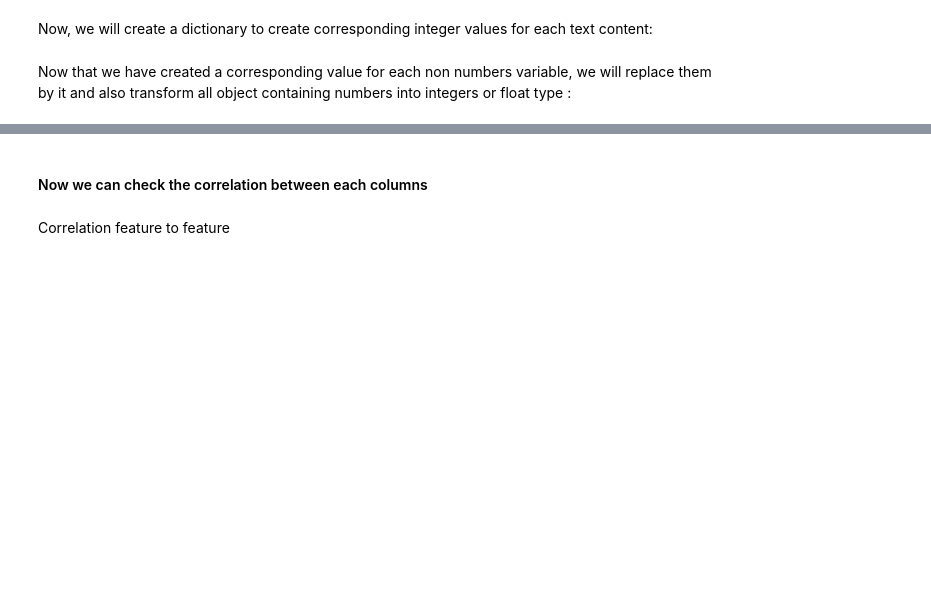
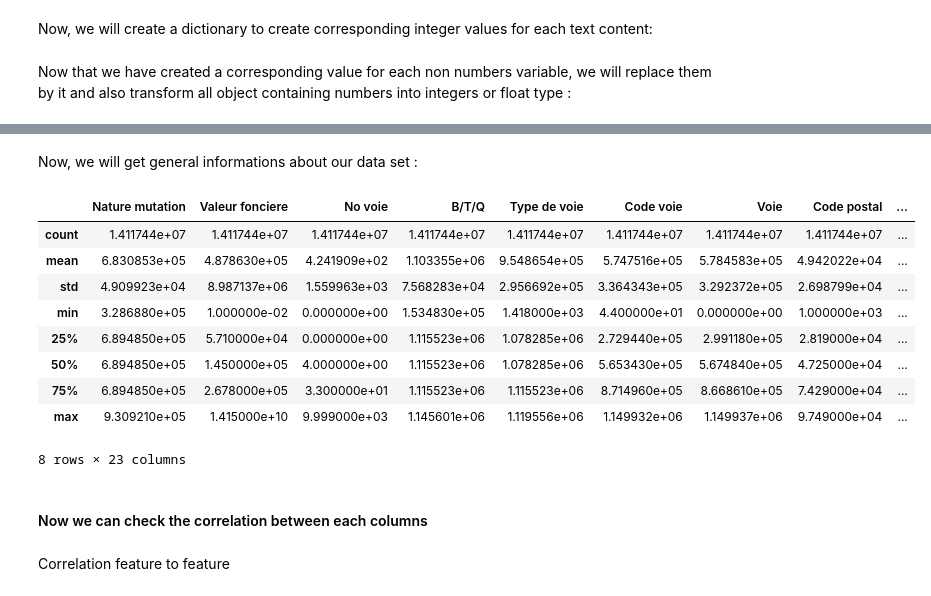
Before and after one commit to Siropteur/Mini_Project_DataScience, a Jupyter notebook: Main.ipynb, the cells around one changed output, grey strips where cells are left out. Cells and saved outputs as stored; diff of their text form; code cells hidden in the pictures; blank space fills up the shorter version.

```diff
--- a/Main.ipynb
+++ b/Main.ipynb
@@ -237,3 +376,18 @@ See the caveats in the documentation: https://pandas.pydata.org/pandas-docs/stab
+# %% [markdown]
+Now, we will get general informations about our data set :
+# %%
+new_df.describe()
+# %% [output]
+|  | Nature mutation | Valeur fonciere | No voie | B/T/Q | Type de voie | Code voie | Voie | Code postal | ... |
+| count | 1.411744e+07 | 1.411744e+07 | 1.411744e+07 | 1.411744e+07 | 1.411744e+07 | 1.411744e+07 | 1.411744e+07 | 1.411744e+07 | ... |
+| mean | 6.830853e+05 | 4.878630e+05 | 4.241909e+02 | 1.103355e+06 | 9.548654e+05 | 5.747516e+05 | 5.784583e+05 | 4.942022e+04 | ... |
+| std | 4.909923e+04 | 8.987137e+06 | 1.559963e+03 | 7.568283e+04 | 2.956692e+05 | 3.364343e+05 | 3.292372e+05 | 2.698799e+04 | ... |
+| min | 3.286880e+05 | 1.000000e-02 | 0.000000e+00 | 1.534830e+05 | 1.418000e+03 | 4.400000e+01 | 0.000000e+00 | 1.000000e+03 | ... |
+| 25% | 6.894850e+05 | 5.710000e+04 | 0.000000e+00 | 1.115523e+06 | 1.078285e+06 | 2.729440e+05 | 2.991180e+05 | 2.819000e+04 | ... |
+| 50% | 6.894850e+05 | 1.450000e+05 | 4.000000e+00 | 1.115523e+06 | 1.078285e+06 | 5.653430e+05 | 5.674840e+05 | 4.725000e+04 | ... |
+| 75% | 6.894850e+05 | 2.678000e+05 | 3.300000e+01 | 1.115523e+06 | 1.115523e+06 | 8.714960e+05 | 8.668610e+05 | 7.429000e+04 | ... |
+| max | 9.309210e+05 | 1.415000e+10 | 9.999000e+03 | 1.145601e+06 | 1.119556e+06 | 1.149932e+06 | 1.149937e+06 | 9.749000e+04 | ... |
+8 rows × 23 columns
 # %% [markdown]
 #### Now we can check the correlation between each columns
 # %% [markdown]
```
Also changed, not shown: parts of 42 cells of this notebook.
